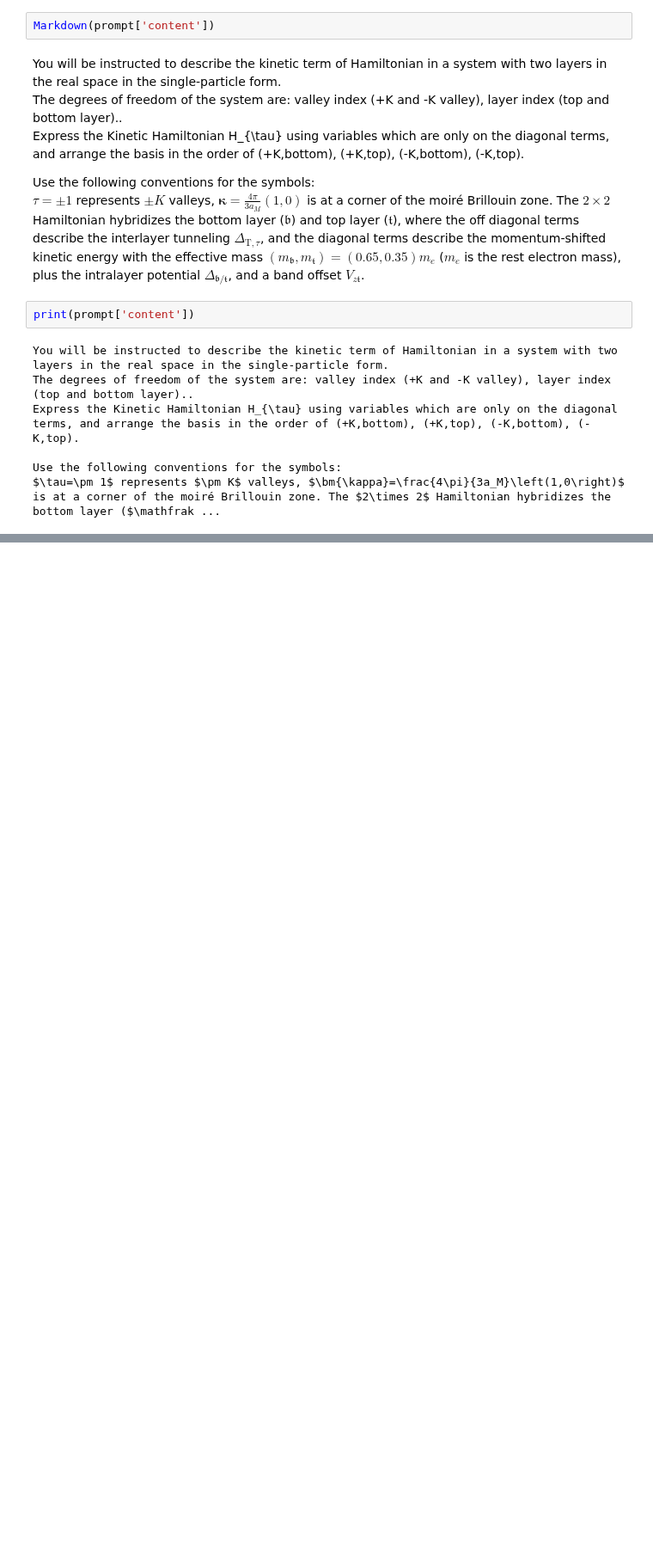
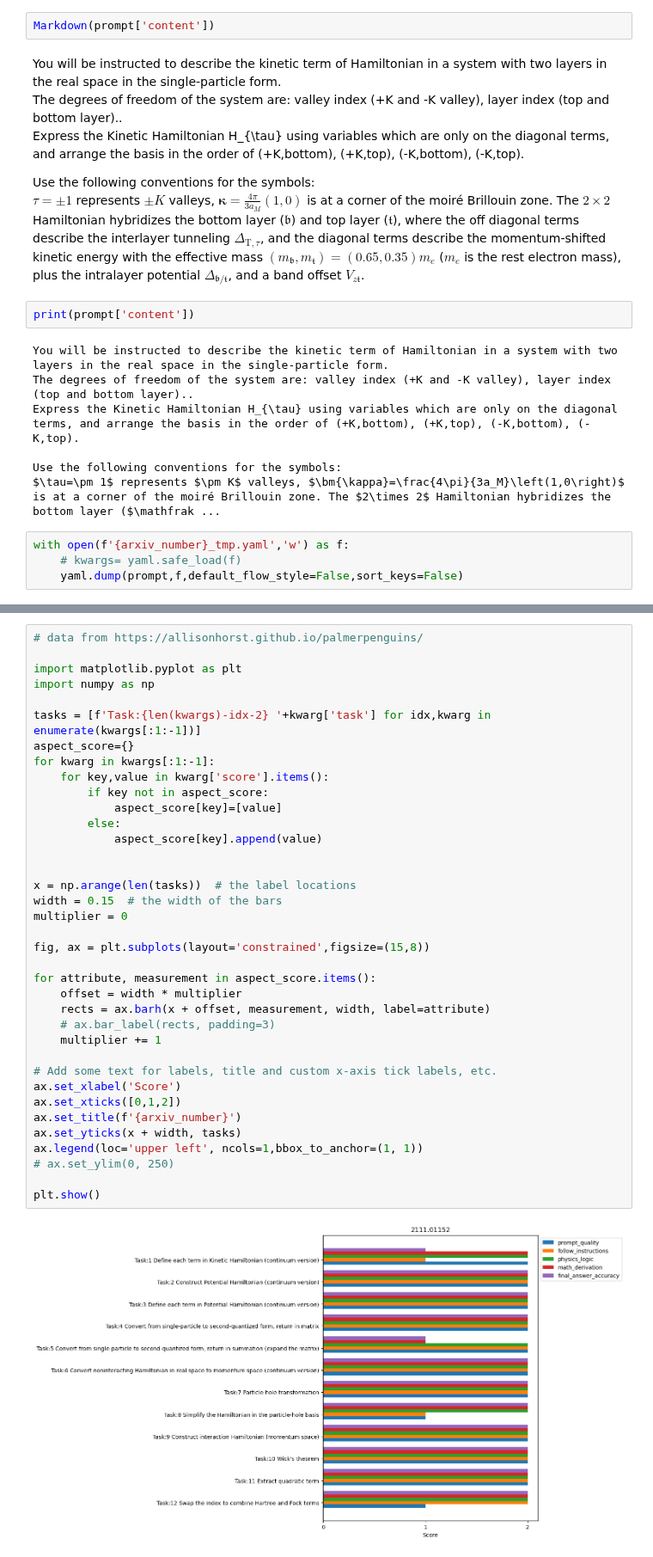
Before and after one commit to hainingpan/HartreeFock_GPT, a Jupyter notebook: 2111.01152/2111.01152_execution.ipynb, the cells around one changed output, grey strips where cells are left out. Shown at 86% size. Cells and saved outputs as stored; diff of their text form; blank space fills up the shorter version.

```diff
--- a/2111.01152/2111.01152_execution.ipynb
+++ b/2111.01152/2111.01152_execution.ipynb
@@ -30,3 +30,7 @@ Express the Kinetic Hamiltonian H_{\tau} using variables which are only on the d
 
 Use the following conventions for the symbols:
 $\tau=\pm 1$ represents $\pm K$ valleys, $\bm{\kappa}=\frac{4\pi}{3a_M}\left(1,0\right)$ is at a corner of the moiré Brillouin zone. The $2\times 2$ Hamiltonian hybridizes the bottom layer ($\mathfrak ...
+# %%
+with open(f'{arxiv_number}_tmp.yaml','w') as f:
+    # kwargs= yaml.safe_load(f)
+    yaml.dump(prompt,f,default_flow_style=False,sort_keys=False)
@@ -32,0 +62,39 @@ $\tau=\pm 1$ represents $\pm K$ valleys, $\bm{\kappa}=\frac{4\pi}{3a_M}\left(1,0
+# %%
+# data from https://allisonhorst.github.io/palmerpenguins/
+
+import matplotlib.pyplot as plt
+import numpy as np
+
+tasks = [f'Task:{len(kwargs)-idx-2} '+kwarg['task'] for idx,kwarg in enumerate(kwargs[:1:-1])]
+aspect_score={}
+for kwarg in kwargs[:1:-1]:
+    for key,value in kwarg['score'].items():
+        if key not in aspect_score:
+            aspect_score[key]=[value]
+        else:
+            aspect_score[key].append(value)
+
+
+x = np.arange(len(tasks))  # the label locations
+width = 0.15  # the width of the bars
+multiplier = 0
+
+fig, ax = plt.subplots(layout='constrained',figsize=(15,8))
+
+for attribute, measurement in aspect_score.items():
+    offset = width * multiplier
+    rects = ax.barh(x + offset, measurement, width, label=attribute)
+    # ax.bar_label(rects, padding=3)
+    multiplier += 1
+
+# Add some text for labels, title and custom x-axis tick labels, etc.
+ax.set_xlabel('Score')
+ax.set_xticks([0,1,2])
+ax.set_title(f'{arxiv_number}')
+ax.set_yticks(x + width, tasks)
+ax.legend(loc='upper left', ncols=1,bbox_to_anchor=(1, 1))
+# ax.set_ylim(0, 250)
+
+plt.show()
+# %% [output]
+[figure, added]
```
Also changed, not shown: parts of 4 cells of this notebook, 3 other files.
